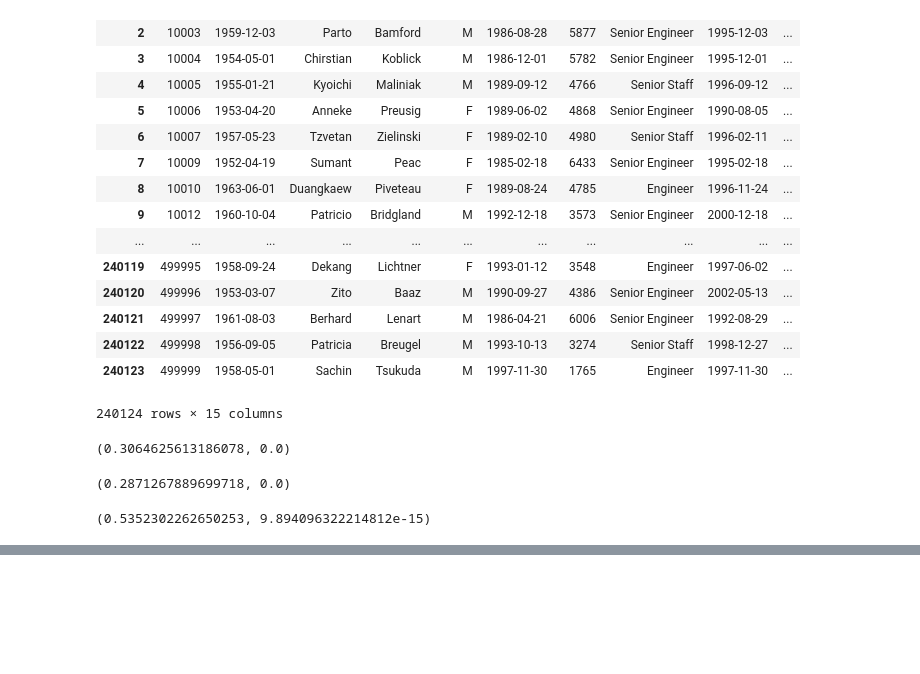
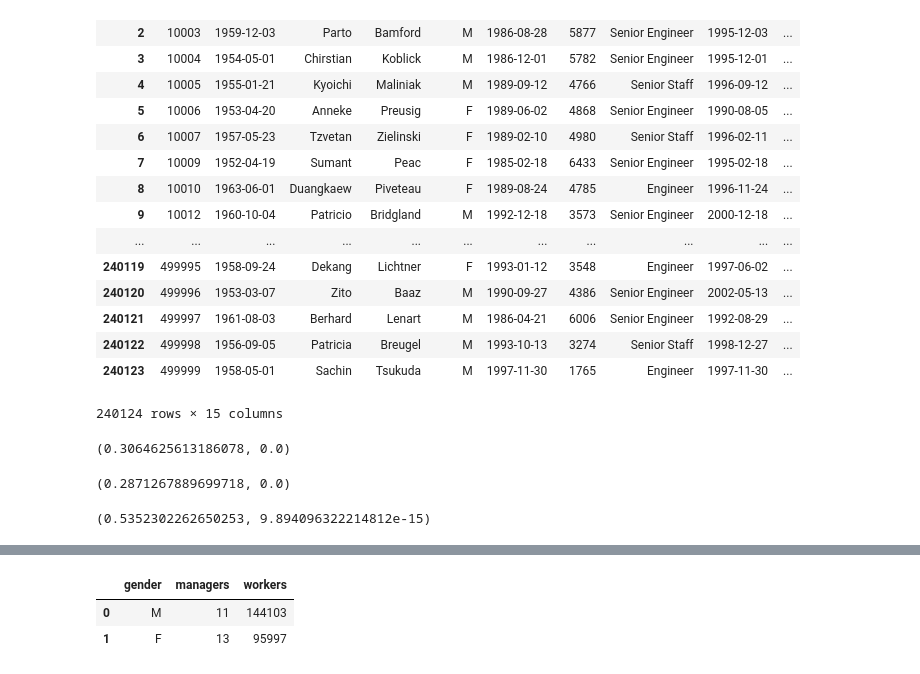
Before and after one commit to Johndsalas/Statistics-Exersizes, a Jupyter notebook: hypothesis_testing.ipynb, the cells around one changed output, grey strips where cells are left out. Cells and saved outputs as stored; diff of their text form; code cells hidden in the pictures; blank space fills up the shorter version.

```diff
--- a/hypothesis_testing.ipynb
+++ b/hypothesis_testing.ipynb
@@ -484,0 +643,60 @@ r = 9.894096322214812e-15
+# %%
+# Is an employee's gender independent of whether or not they are or have been a manager?
+from env import host, user, password
+database = "employees"
+
+def get_db_url(user,host,password,database):
+
+    url = f'mysql+pymysql://{user}:{password}@{host}/{database}'
+
+    return url
+
+url = get_db_url(user,host,password,database)
+
+database_name = "employees"
+query = """
+            SELECT gender, count(*) as 'managers'
+            FROM employees as e
+            WHERE emp_no in (SELECT emp_no
+                             FROM dept_manager)
+            GROUP BY gender
+        """
+'''
+male managers = 5
+female managers = 4
+'''
+df_manager = pd.read_sql(query, url)
+
+from env import host, user, password
+database = "employees"
+
+def get_db_url(user,host,password,database):
+
+    url = f'mysql+pymysql://{user}:{password}@{host}/{database}'
+
+    return url
+
+url = get_db_url(user,host,password,database)
+
+database_name = "employees"
+query = """
+            SELECT gender, count(*) as 'workers'
+            FROM employees as e
+            JOIN salaries
+            USING (emp_no)
+            WHERE emp_no not in (SELECT emp_no
+                                 FROM dept_manager)
+            AND to_date = "9999-01-01"
+            GROUP BY gender
+        """
+
+
+df_worker = pd.read_sql(query, url)
+
+crosstab = df_manager.join(df_worker.set_index('gender'), on='gender')
+
+crosstab
+# %% [output]
+|  | gender | managers | workers |
+| 0 | M | 11 | 144103 |
+| 1 | F | 13 | 95997 |
```
Also changed, not shown: parts of 6 cells of this notebook.
